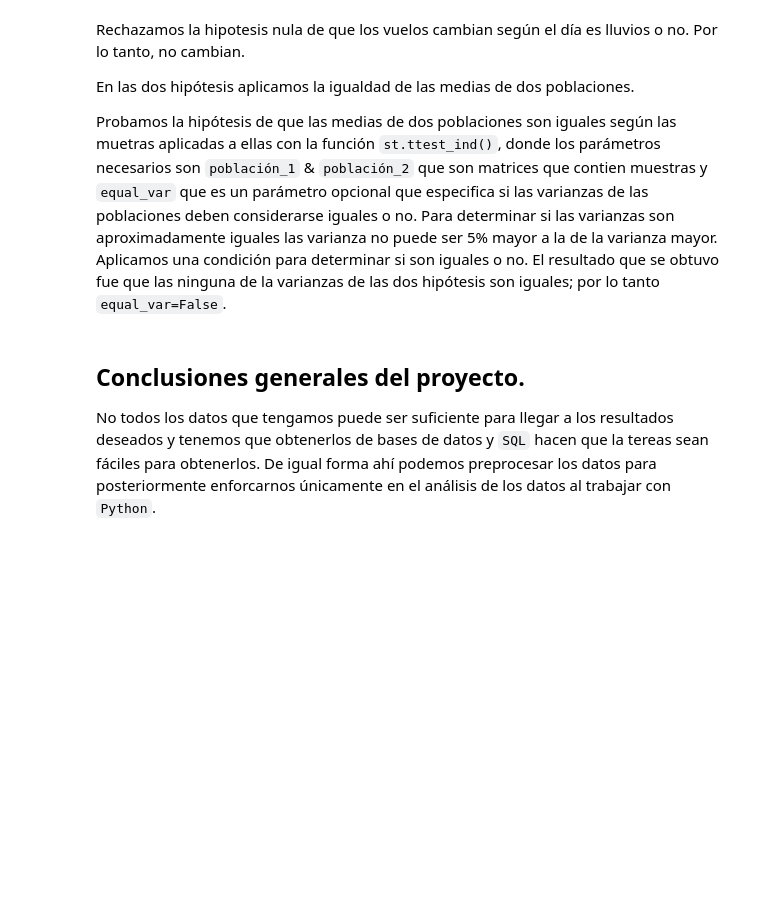
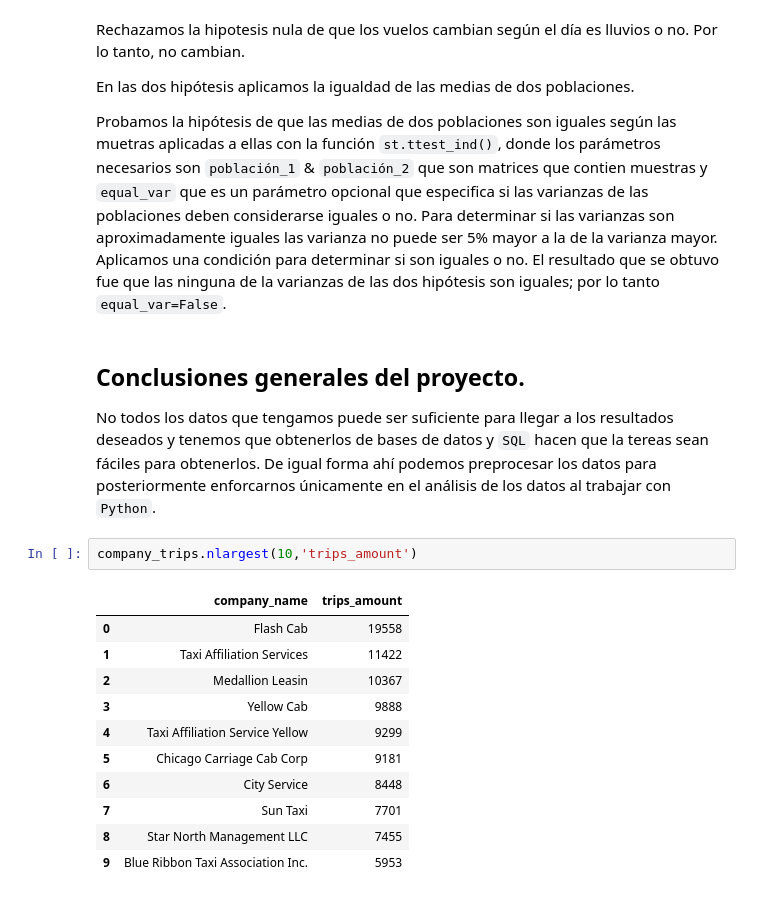
Before and after one commit to Car27VeP/AED_viajes_taxis, a Jupyter notebook: EDA.ipynb, the cells around one changed output. Drawn from its saved outputs; the diff is of its cells as text; blank space fills up the shorter version.

```diff
--- a/EDA.ipynb
+++ b/EDA.ipynb
@@ -228,3 +228,17 @@ Probamos la hipótesis de que las medias de dos poblaciones son iguales según l
 ## Conclusiones generales del proyecto.
 
 No todos los datos que tengamos puede ser suficiente para llegar a los resultados deseados y tenemos que obtenerlos de bases de datos y `SQL` hacen que la tereas sean fáciles para obtenerlos. De igual forma ahí podemos preprocesar los datos para posteriormente enforcarnos únicamente en el análisis de los datos al trabajar con `Python`.
+# %%
+company_trips.nlargest(10,'trips_amount')
+# %% [output]
+|  | company_name | trips_amount |
+| 0 | Flash Cab | 19558 |
+| 1 | Taxi Affiliation Services | 11422 |
+| 2 | Medallion Leasin | 10367 |
+| 3 | Yellow Cab | 9888 |
+| 4 | Taxi Affiliation Service Yellow | 9299 |
+| 5 | Chicago Carriage Cab Corp | 9181 |
+| 6 | City Service | 8448 |
+| 7 | Sun Taxi | 7701 |
+| 8 | Star North Management LLC | 7455 |
+| 9 | Blue Ribbon Taxi Association Inc. | 5953 |
```
Also changed, not shown: parts of 1 cell of this notebook, 1 other file.
